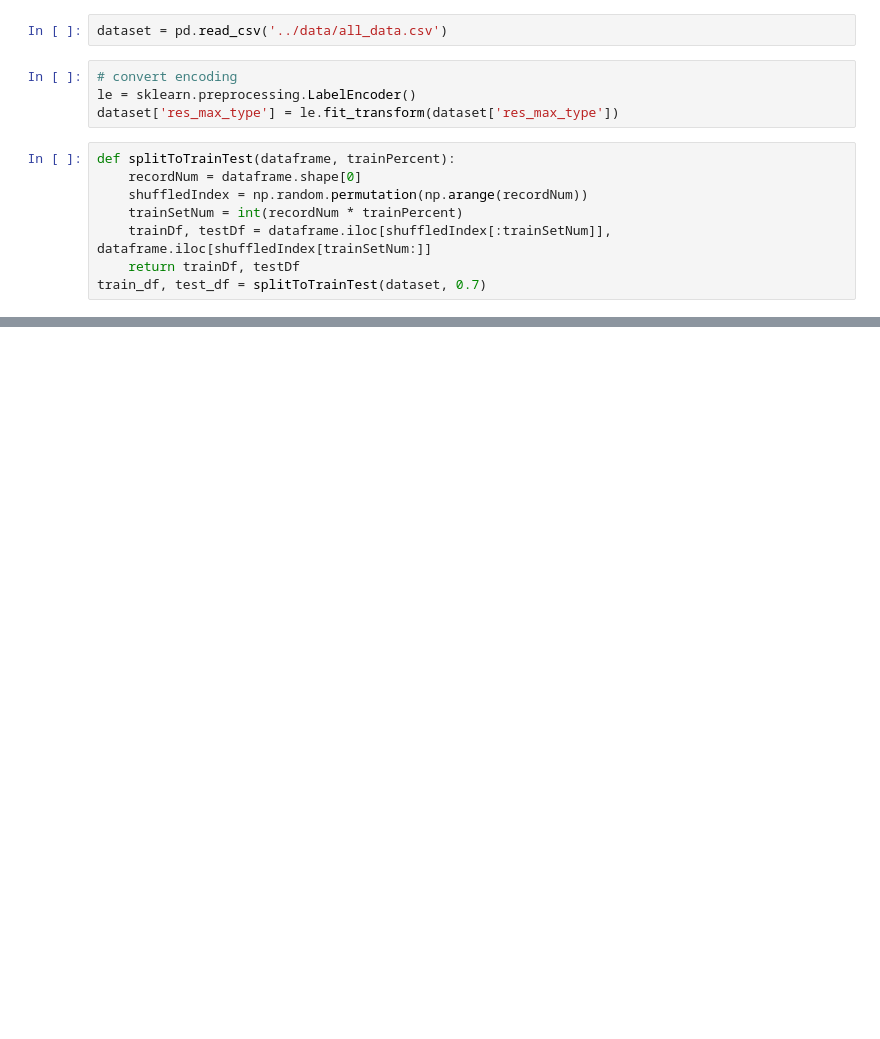
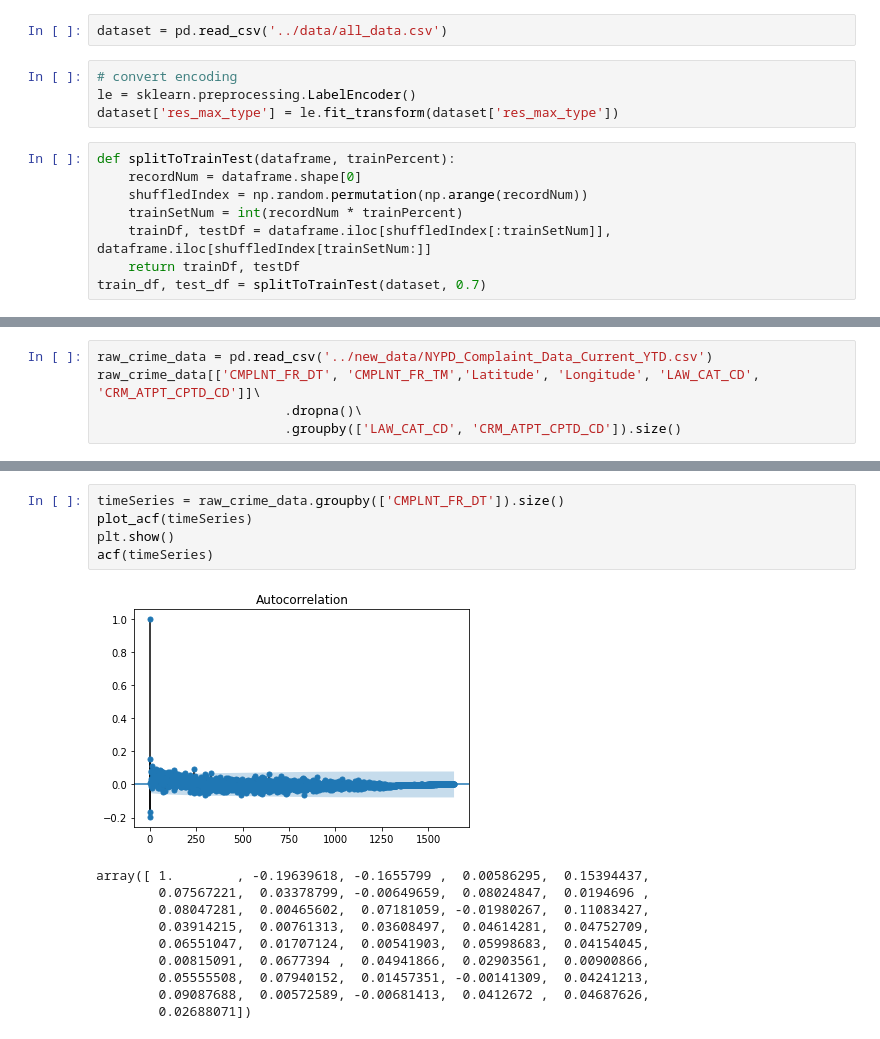
Before and after one commit to Dwan9/DataScience_CriTyp_City, a Jupyter notebook: tool/train_data_test.ipynb, the cells around one changed output, grey strips where cells are left out. Saved outputs shown, nothing was run; the diff lists cells and outputs as text; blank space fills up the shorter version.

```diff
--- a/tool/train_data_test.ipynb
+++ b/tool/train_data_test.ipynb
@@ -56,0 +174,5 @@ print('Train accuracy = {}\nTest accuracy = {}'.format(train_accuracy, test_accu
+# %%
+raw_crime_data = pd.read_csv('../new_data/NYPD_Complaint_Data_Current_YTD.csv')
+raw_crime_data[['CMPLNT_FR_DT', 'CMPLNT_FR_TM','Latitude', 'Longitude', 'LAW_CAT_CD', 'CRM_ATPT_CPTD_CD']]\
+                        .dropna()\
+                        .groupby(['LAW_CAT_CD', 'CRM_ATPT_CPTD_CD']).size()
@@ -56,0 +227,16 @@ print('Train accuracy = {}\nTest accuracy = {}'.format(train_accuracy, test_accu
+# %%
+timeSeries = raw_crime_data.groupby(['CMPLNT_FR_DT']).size()
+plot_acf(timeSeries)
+plt.show()
+acf(timeSeries)
+# %% [output]
+[figure, added]
+array([ 1.        , -0.19639618, -0.1655799 ,  0.00586295,  0.15394437,
+        0.07567221,  0.03378799, -0.00649659,  0.08024847,  0.0194696 ,
+        0.08047281,  0.00465602,  0.07181059, -0.01980267,  0.11083427,
+        0.03914215,  0.00761313,  0.03608497,  0.04614281,  0.04752709,
+        0.06551047,  0.01707124,  0.00541903,  0.05998683,  0.04154045,
+        0.00815091,  0.0677394 ,  0.04941866,  0.02903561,  0.00900866,
+        0.05555508,  0.07940152,  0.01457351, -0.00141309,  0.04241213,
+        0.09087688,  0.00572589, -0.00681413,  0.0412672 ,  0.04687626,
+        0.02688071])
```
Also changed, not shown: parts of 24 cells of this notebook, 1 other file.
